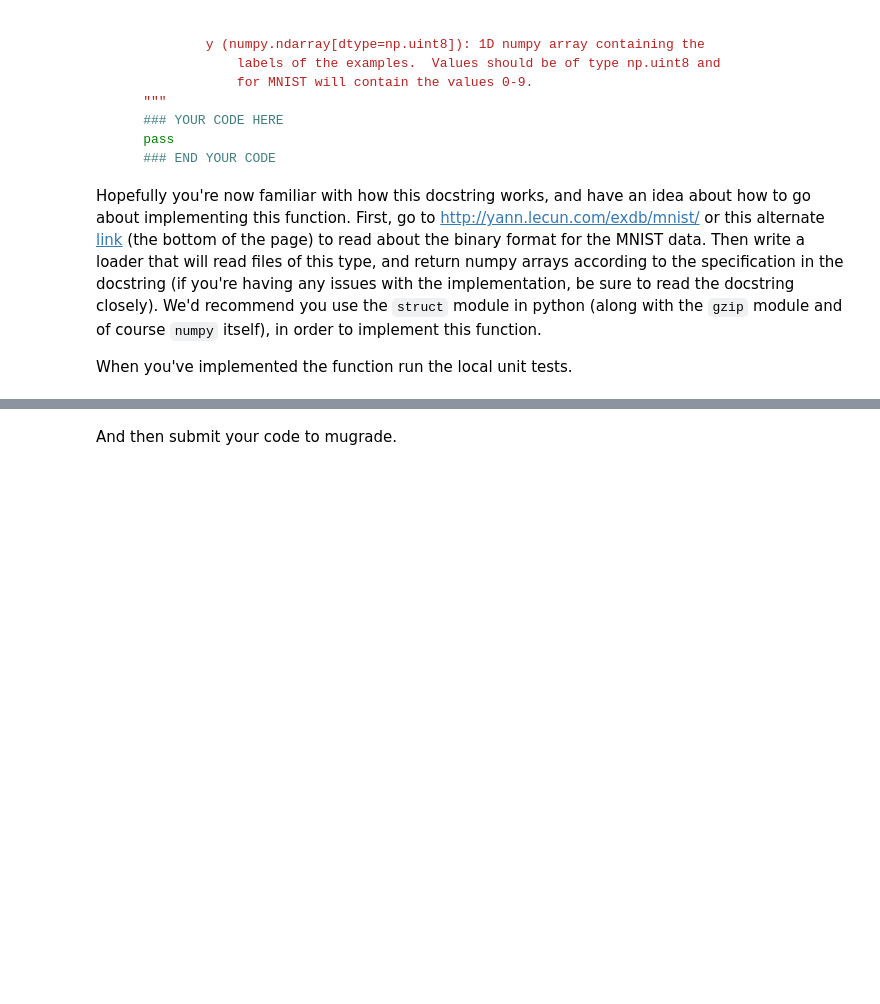
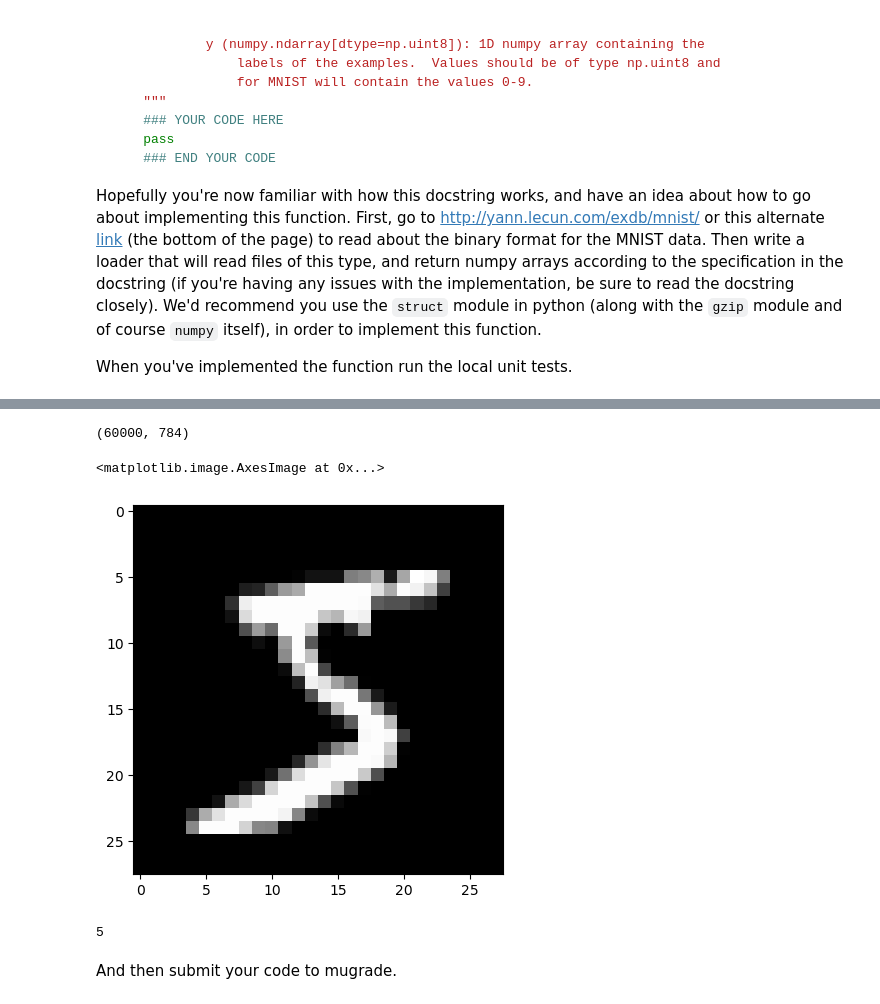
Before and after one commit to zs144/CMU-22fa-10.714, a Jupyter notebook: hw0/hw0.ipynb, the cells around one changed output, grey strips where cells are left out. Saved outputs shown, nothing was run; the diff lists cells and outputs as text; code cells hidden in the pictures; blank space fills up the shorter version.

```diff
--- a/hw0/hw0.ipynb
+++ b/hw0/hw0.ipynb
@@ -225,0 +236,25 @@ When you've implemented the function run the local unit tests.
+# %%
+import gzip
+import struct
+import numpy as np
+
+image_file = gzip.open("./data/train-images-idx3-ubyte.gz", 'rb')
+MAX_PIXEL_VALUE = 255.0
+with image_file as f:
+    magic, size = struct.unpack(">II", f.read(8))
+    nrows, ncols = struct.unpack(">II", f.read(8))
+    image_data = np.frombuffer(f.read(), dtype=np.dtype(np.uint8).newbyteorder('>'))
+    image_data = image_data.reshape((size, nrows * ncols))
+    image_data = image_data.astype(np.float32) / MAX_PIXEL_VALUE
+image_file.close()
+# %%
+image_data.shape
+# %% [output]
+(60000, 784)
+# %%
+import matplotlib.pyplot as plt
+
+plt.imshow(image_data[0,:].reshape((nrows, ncols)), cmap='gray')
+# %% [output]
+<matplotlib.image.AxesImage at 0x...>
+[figure, added]
@@ -226,3 +268,7 @@ When you've implemented the function run the local unit tests.
+# %%
+label_data[0]
+# %% [output]
+5
 # %% [markdown]
 And then submit your code to mugrade.
 # %%
```
Also changed, not shown: parts of 3 cells of this notebook, 1 other file.
